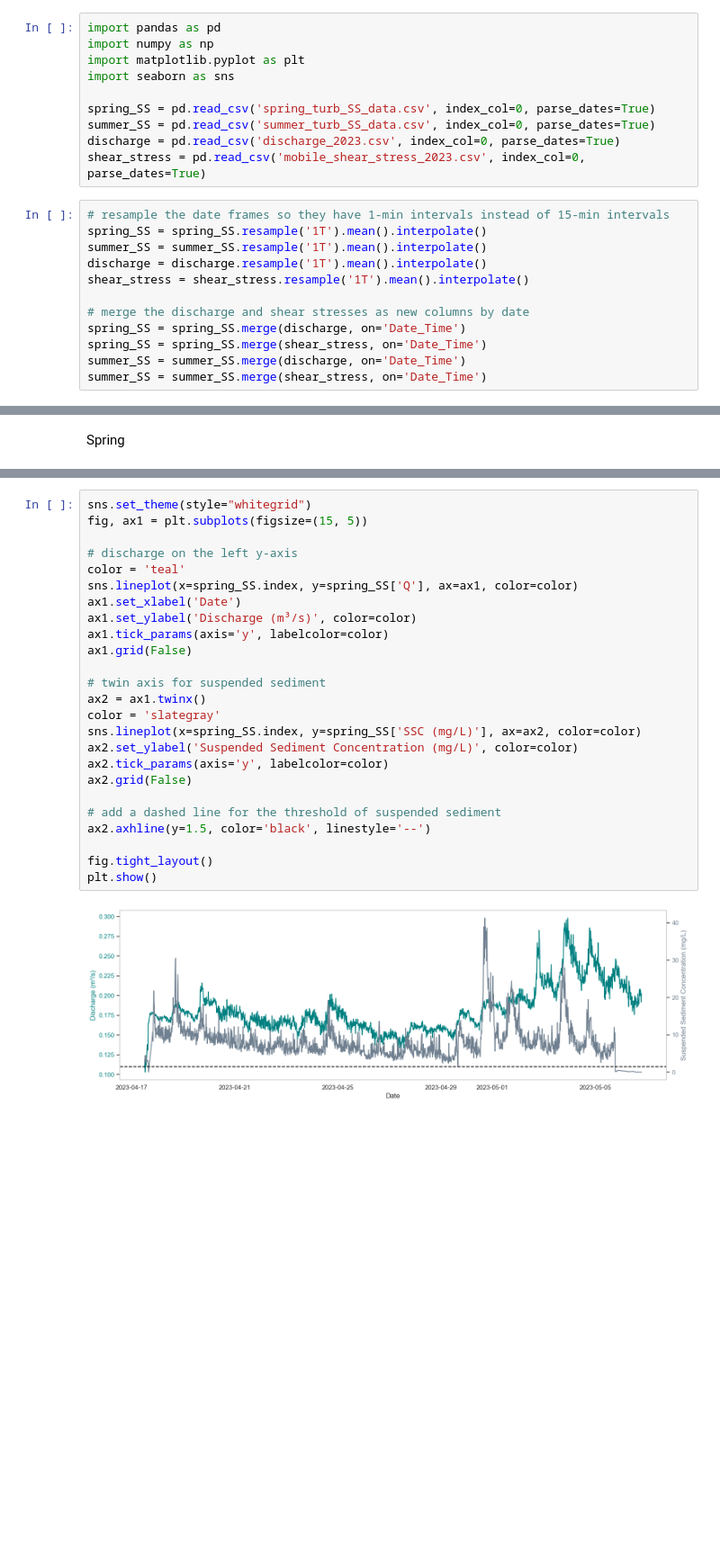
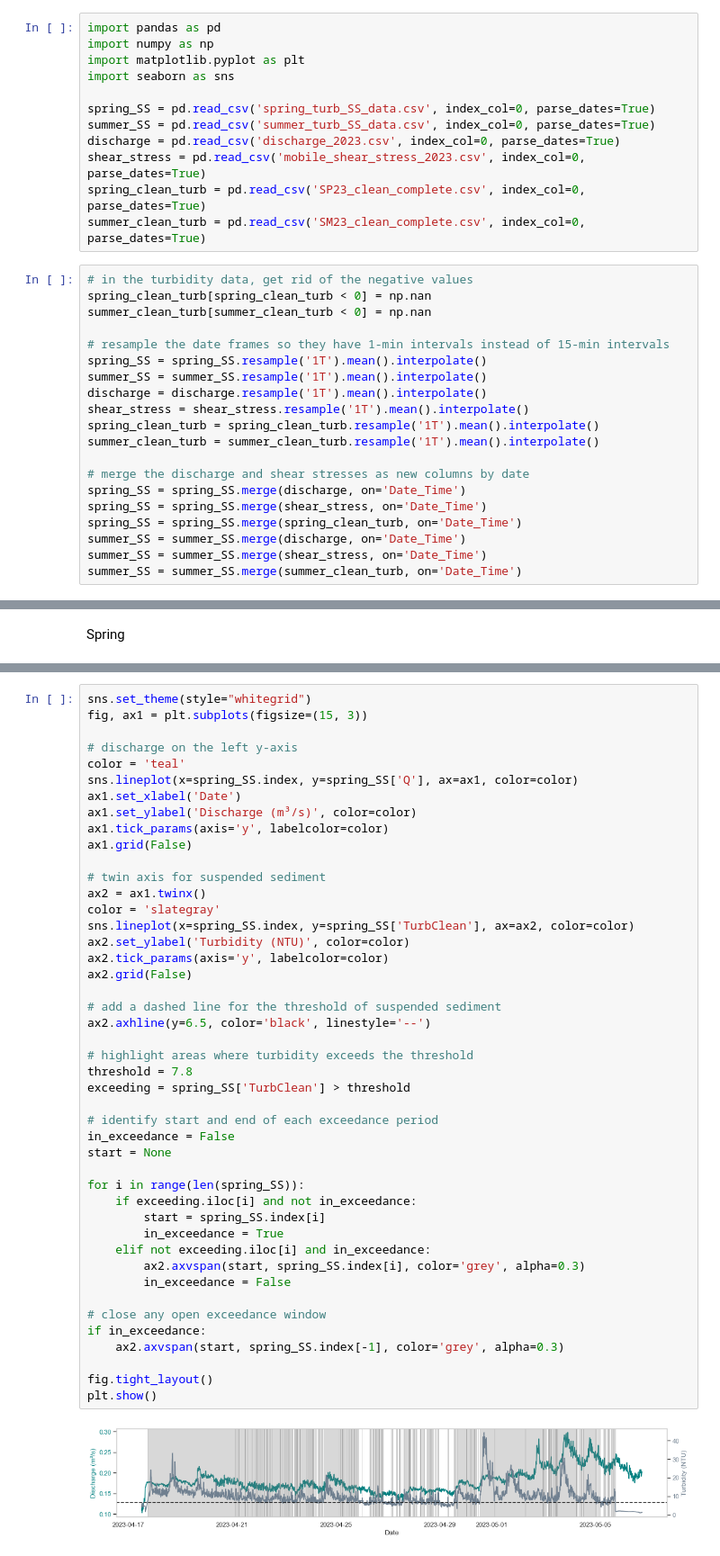
Before and after one commit to nicole-hucke/sediment_trap_paper, a Jupyter notebook: suspended_sediment_analysis/SS_analysis_paper.ipynb, the cells around one changed output, grey strips where cells are left out. Shown at 90% size. Cells and saved outputs as stored; diff of their text form; blank space fills up the shorter version.

Commit message:
done with new ss analysis (correctly this time!!!)

```diff
--- a/suspended_sediment_analysis/SS_analysis_paper.ipynb
+++ b/suspended_sediment_analysis/SS_analysis_paper.ipynb
@@ -8,17 +8,27 @@ spring_SS = pd.read_csv('spring_turb_SS_data.csv', index_col=0, parse_dates=True
 summer_SS = pd.read_csv('summer_turb_SS_data.csv', index_col=0, parse_dates=True)
 discharge = pd.read_csv('discharge_2023.csv', index_col=0, parse_dates=True)
 shear_stress = pd.read_csv('mobile_shear_stress_2023.csv', index_col=0, parse_dates=True)
+spring_clean_turb = pd.read_csv('SP23_clean_complete.csv', index_col=0, parse_dates=True)
+summer_clean_turb = pd.read_csv('SM23_clean_complete.csv', index_col=0, parse_dates=True)
 # %%
+# in the turbidity data, get rid of the negative values
+spring_clean_turb[spring_clean_turb < 0] = np.nan
+summer_clean_turb[summer_clean_turb < 0] = np.nan
+
 # resample the date frames so they have 1-min intervals instead of 15-min intervals
 spring_SS = spring_SS.resample('1T').mean().interpolate()
 summer_SS = summer_SS.resample('1T').mean().interpolate()
 discharge = discharge.resample('1T').mean().interpolate()
 shear_stress = shear_stress.resample('1T').mean().interpolate()
+spring_clean_turb = spring_clean_turb.resample('1T').mean().interpolate()
+summer_clean_turb = summer_clean_turb.resample('1T').mean().interpolate()
 
 # merge the discharge and shear stresses as new columns by date
 spring_SS = spring_SS.merge(discharge, on='Date_Time')
 spring_SS = spring_SS.merge(shear_stress, on='Date_Time')
+spring_SS = spring_SS.merge(spring_clean_turb, on='Date_Time')
 summer_SS = summer_SS.merge(discharge, on='Date_Time')
 summer_SS = summer_SS.merge(shear_stress, on='Date_Time')
+summer_SS = summer_SS.merge(summer_clean_turb, on='Date_Time')
 # %% [markdown]
 ### Plotting Time Series
@@ -27,27 +139,47 @@ Spring
 # %%
 sns.set_theme(style="whitegrid")
-fig, ax1 = plt.subplots(figsize=(15, 5))
+fig, ax1 = plt.subplots(figsize=(15, 3))
 
 # discharge on the left y-axis
 color = 'teal'
 sns.lineplot(x=spring_SS.index, y=spring_SS['Q'], ax=ax1, color=color)
 ax1.set_xlabel('Date')
 ax1.set_ylabel('Discharge (m³/s)', color=color)
 ax1.tick_params(axis='y', labelcolor=color)
 ax1.grid(False)
 
 # twin axis for suspended sediment
 ax2 = ax1.twinx()
 color = 'slategray'
-sns.lineplot(x=spring_SS.index, y=spring_SS['SSC (mg/L)'], ax=ax2, color=color)
-ax2.set_ylabel('Suspended Sediment Concentration (mg/L)', color=color)
+sns.lineplot(x=spring_SS.index, y=spring_SS['TurbClean'], ax=ax2, color=color)
+ax2.set_ylabel('Turbidity (NTU)', color=color)
 ax2.tick_params(axis='y', labelcolor=color)
 ax2.grid(False)
 
 # add a dashed line for the threshold of suspended sediment
-ax2.axhline(y=1.5, color='black', linestyle='--')
+ax2.axhline(y=6.5, color='black', linestyle='--')
+
+# highlight areas where turbidity exceeds the threshold
+threshold = 7.8
+exceeding = spring_SS['TurbClean'] > threshold
+
+# identify start and end of each exceedance period
+in_exceedance = False
+start = None
+
+for i in range(len(spring_SS)):
+    if exceeding.iloc[i] and not in_exceedance:
+        start = spring_SS.index[i]
+        in_exceedance = True
+    elif not exceeding.iloc[i] and in_exceedance:
+        ax2.axvspan(start, spring_SS.index[i], color='grey', alpha=0.3)
+        in_exceedance = False
+
+# close any open exceedance window
+if in_exceedance:
+    ax2.axvspan(start, spring_SS.index[-1], color='grey', alpha=0.3)
 
 fig.tight_layout()
 plt.show()
 # %% [output]
-[figure, old version]
+[figure, new version]
```
Also changed, not shown: parts of 12 cells of this notebook, 3 other files.
